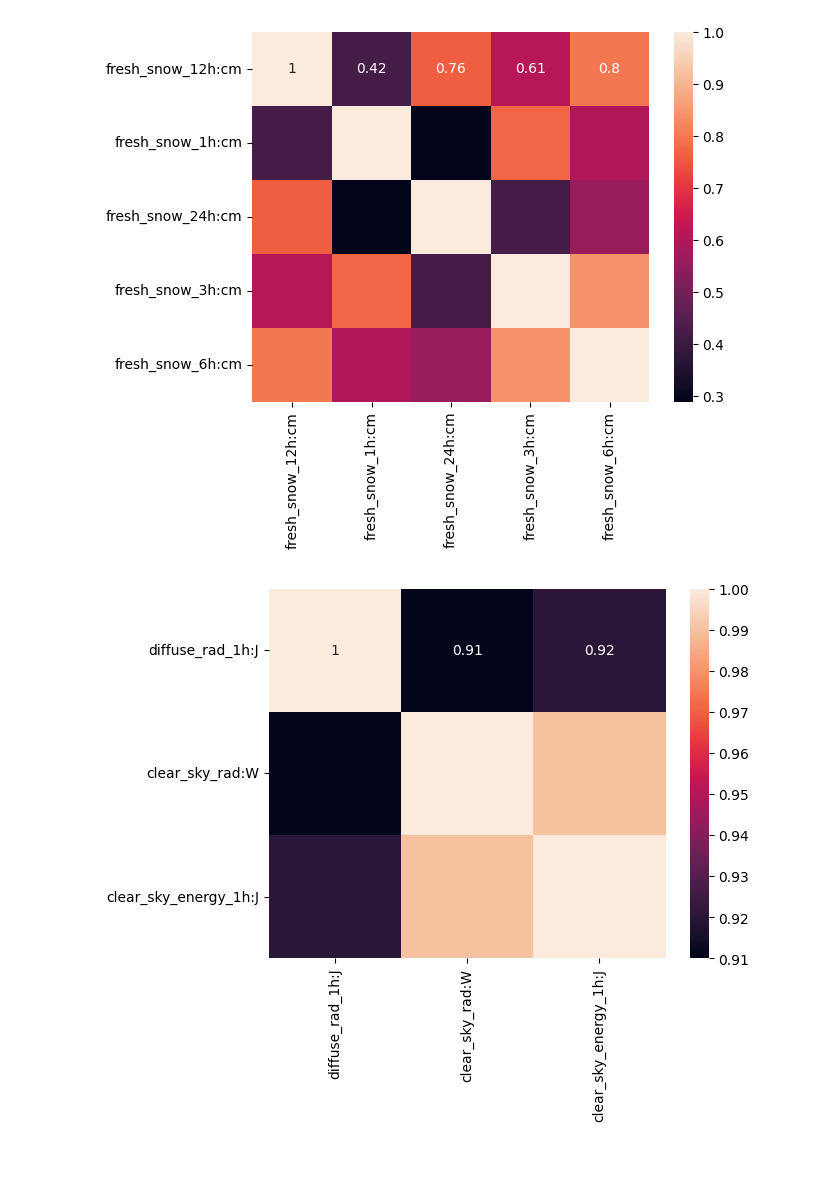
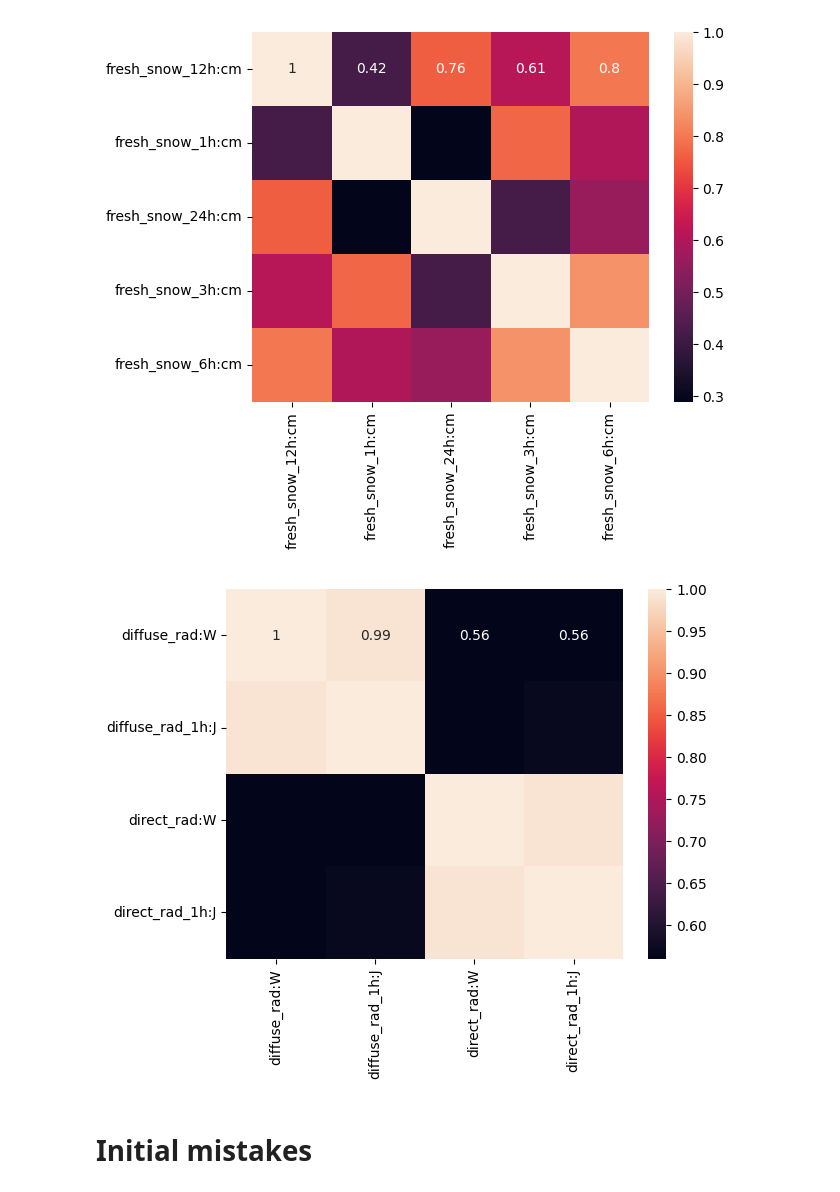
Before and after one commit to Bergschtein/Solar-Energy-Prediction, a Jupyter notebook: long.ipynb, the cells around one changed output. Cells and saved outputs as stored; diff of their text form; code cells hidden in the pictures; blank space fills up the shorter version.

```diff
--- a/long.ipynb
+++ b/long.ipynb
@@ -225,14 +227,16 @@ plt.show()
 # %% [output]
 [figure]
 # %%
-check_list = ['diffuse_rad_1h:J', 'clear_sky_rad:W', 'clear_sky_energy_1h:J']
+# check_list = ['diffuse_rad_1h:J', 'clear_sky_rad:W', 'clear_sky_energy_1h:J']
+check_list = ['diffuse_rad:W', 'diffuse_rad_1h:J', 'direct_rad:W', 'direct_rad_1h:J']
+
 corr_check = X_train_observed_a[check_list]
 
 corr = corr_check.corr().round(2)
 sns.heatmap(corr, annot=True)
 plt.show()
 # %% [output]
-[figure, old version]
+[figure, new version]
 # %%
 #Code used to make merged datasets:
 
@@ -251,3 +255,5 @@ X_test_estimated_merge = pd.concat(frames)
 X_test_estimated_merge = X_test_estimated_merge.sort_values(by= 'date_forecast')
 
 # X_test_estimated_merge.to_parquet(path = 'merge/X_test_estimated_merge.parquet')
+# %% [markdown]
+# Initial mistakes
```
Also changed, not shown: parts of 5 cells of this notebook, 7 other files.
